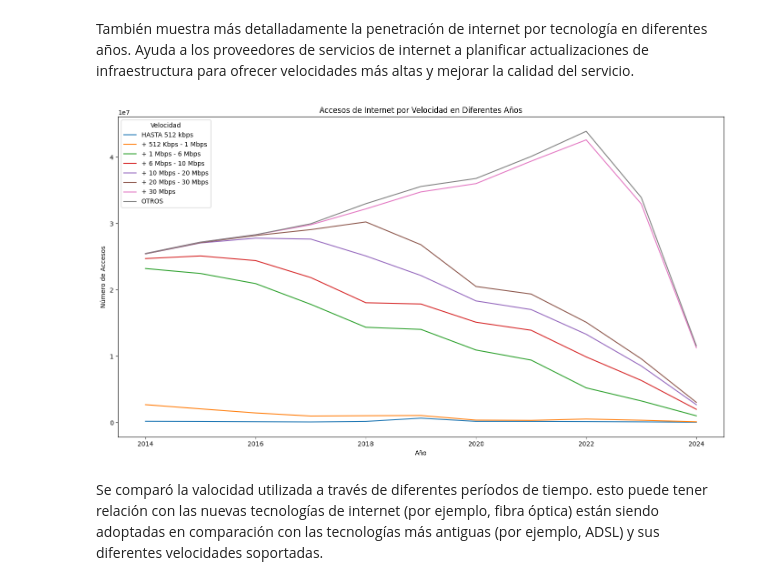
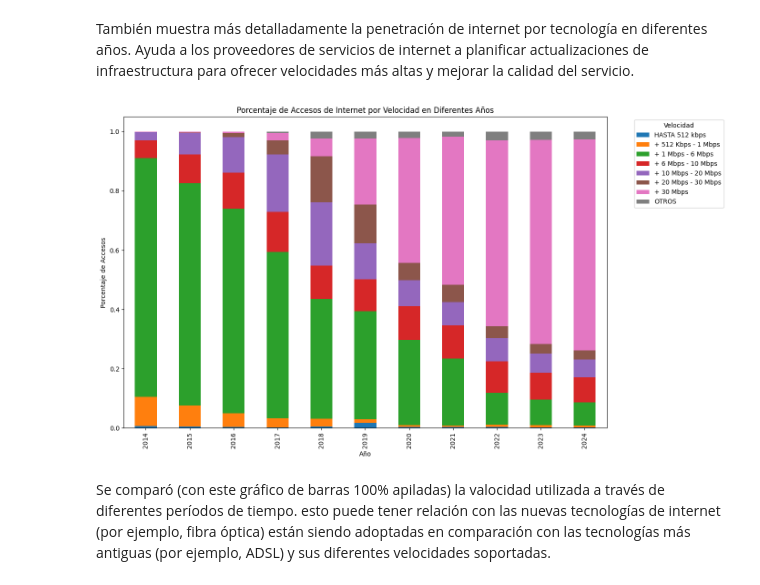
Before and after one commit to jessicasandagorda/PIHENRY2, a Jupyter notebook: EDA.ipynb, the cells around one changed output. Cells and saved outputs as stored; diff of their text form; code cells hidden in the pictures.

```diff
--- a/EDA.ipynb
+++ b/EDA.ipynb
@@ -370,22 +519,32 @@ plt.show()
 # %% [markdown]
 También muestra más detalladamente la penetración de internet por tecnología en diferentes años. Ayuda a los proveedores de servicios de internet a planificar actualizaciones de infraestructura para ofrecer velocidades más altas y mejorar la calidad del servicio.
 # %%
+import pandas as pd
+import matplotlib.pyplot as plt
+
+# Definir las columnas de tecnologías/velocidades
 tecnologias_columns = ["HASTA 512 kbps", "+ 512 Kbps - 1 Mbps", "+ 1 Mbps - 6 Mbps", "+ 6 Mbps - 10 Mbps", "+ 10 Mbps - 20 Mbps", "+ 20 Mbps - 30 Mbps", "+ 30 Mbps", "OTROS"]
+
+# Seleccionar las columnas necesarias del DataFrame
 df_tecnologias = df_accesos_totalidad[['Año'] + tecnologias_columns]
 
+# Agrupar y sumar los accesos por año
 accesos_por_anio = df_tecnologias.groupby('Año').sum().reset_index()
 
+# Convertir los datos a porcentajes
+accesos_por_anio_pct = accesos_por_anio.set_index('Año').apply(lambda x: x / x.sum(), axis=1)
 
-accesos_por_anio.set_index('Año', inplace=True)
-accesos_por_anio.plot(kind='line', stacked=True, figsize=(14, 8))
+# Crear el gráfico de barras apiladas con porcentajes
+accesos_por_anio_pct.plot(kind='bar', stacked=True, figsize=(14, 8))
 
+# Etiquetas y estilo del gráfico
 plt.xlabel('Año')
-plt.ylabel('Número de Accesos')
-plt.title('Accesos de Internet por Velocidad en Diferentes Años')
-plt.legend(title='Velocidad')
+plt.ylabel('Porcentaje de Accesos')
+plt.title('Porcentaje de Accesos de Internet por Velocidad en Diferentes Años')
+plt.legend(title='Velocidad', bbox_to_anchor=(1.05, 1), loc='upper left')
 plt.tight_layout()
 plt.show()
 # %% [output]
-[figure, old version]
+[figure, new version]
 # %% [markdown]
-Se comparó la valocidad utilizada a través de diferentes períodos de tiempo. esto puede tener relación con las nuevas tecnologías de internet (por ejemplo, fibra óptica) están siendo adoptadas en comparación con las tecnologías más antiguas (por ejemplo, ADSL) y sus diferentes velocidades soportadas.
+Se comparó (con este gráfico de barras 100% apiladas) la valocidad utilizada a través de diferentes períodos de tiempo. esto puede tener relación con las nuevas tecnologías de internet (por ejemplo, fibra óptica) están siendo adoptadas en comparación con las tecnologías más antiguas (por ejemplo, ADSL) y sus diferentes velocidades soportadas.
```
Also changed, not shown: parts of 27 cells of this notebook, 1 other file.
